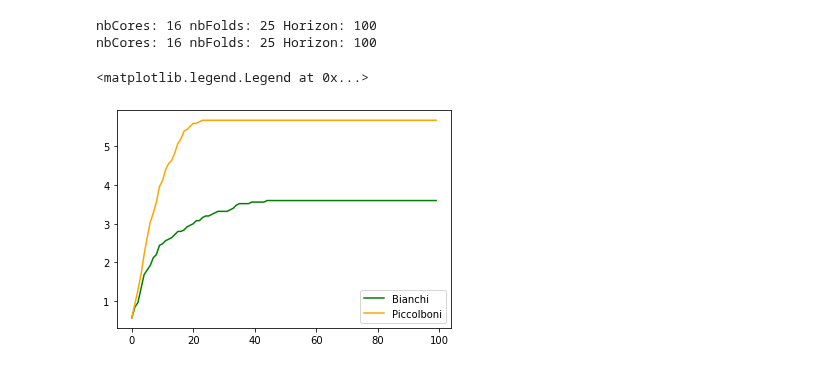
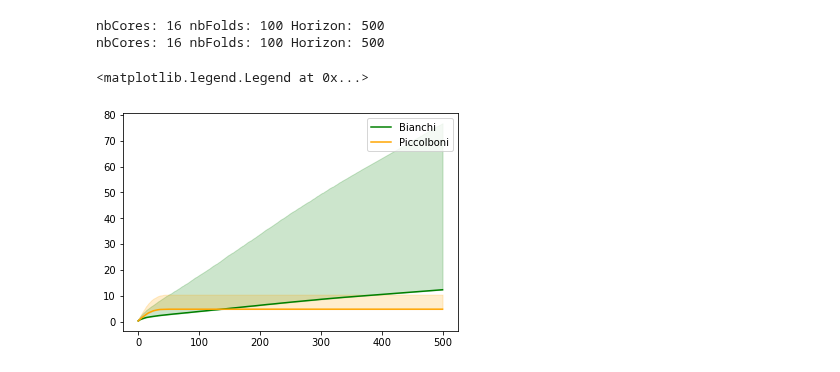
Before and after one commit to MaxHeuillet/partial-monitoring-algos, a Jupyter notebook: synthetic_case.ipynb, the cells around one changed output. Drawn from its saved outputs; the diff is of its cells as text; code cells hidden in the pictures.

```diff
--- a/synthetic_case.ipynb
+++ b/synthetic_case.ipynb
@@ -295,37 +345,6 @@ TypeError: reduce() of empty sequence with no initial value
 # %%
 n_cores = 16
-n_folds = 25
-horizon = 100
+n_folds = 100
+horizon = 500
 
-outcome_distribution = [0.05, 0.95]
+outcome_distribution =  {'spam':0.05,'ham':0.95}
-# %%
-game = games.apple_tasting(False)
-
-alg = feedexp3.FeedExp3(  game, horizon, 'Bianchi',)
-result1 = evaluate_parallel(n_cores, n_folds, horizon, alg, game)
-plt.plot(  np.mean( result1 , 0 ) , label = 'Bianchi', color = 'green' )
-
-alg = feedexp3.FeedExp3(  game, horizon, 'Piccolboni',)
-result2 = evaluate_parallel(n_cores, n_folds, horizon, alg, game)
-plt.plot(  np.mean( result2 , 0 ) , label = 'Piccolboni', color = 'orange' )
-
-plt.legend()
-
-# result = evaluate_parallel(n_cores, n_folds, horizon, feedexp3, game)
-
-# task = Evaluation(horizon, outcome_distribution)
-# result = task.eval_policy_once(feedexp3, game, 30)
-# plt.plot(result)
-
-# result =  eval_feedexp_parallel(task, n_cores, n_folds, horizon, True, 'Piccolboni' )
-# plt.plot(  np.mean( result , 0 ) , label = 'Piccolboni', color = 'green' )
-
-# result =  eval_feedexp_parallel(task, n_cores, n_folds, horizon, True, 'Bianchi' )
-# plt.plot(  np.mean( result , 0 ) , label = 'Bianchi', color = 'orange' )
-
-# plt.legend()
-# %% [output]
-nbCores: 16 nbFolds: 25 Horizon: 100
-nbCores: 16 nbFolds: 25 Horizon: 100
-<matplotlib.legend.Legend at 0x...>
-[figure, removed]
@@ -382,0 +351,23 @@ plt.legend()
+# %%
+game = games.apple_tasting(False, outcome_distribution)
+
+alg = feedexp3.FeedExp3(  game, horizon, 'Bianchi',)
+result1 = evaluate_parallel(n_cores, n_folds, horizon, alg, game)
+regret1 = np.array([ game.delta(i) for i in range(game.n_actions) ]).T @ np.mean(result1,0)
+std1 = np.array([ game.delta(i) for i in range(game.n_actions) ]).T @ np.std(result1,0)
+plt.plot(   regret1 , label = 'Bianchi', color = 'green' )
+plt.fill_between( range(horizon) ,  regret1    , regret1 + std1 , color = 'green' , alpha = 0.2)
+
+alg = feedexp3.FeedExp3(  game, horizon, 'Piccolboni',)
+result2 = evaluate_parallel(n_cores, n_folds, horizon, alg, game)
+regret2 = np.array([ game.delta(i) for i in range(game.n_actions) ]).T @ np.mean(result2,0)
+std2 = np.array([ game.delta(i) for i in range(game.n_actions) ]).T @ np.std(result2,0)
+plt.plot(   regret2  , label = 'Piccolboni', color = 'orange' )
+plt.fill_between( range(horizon) ,  regret2    , regret2 + std2 , color = 'orange' , alpha = 0.2)
+
+plt.legend()
+# %% [output]
+nbCores: 16 nbFolds: 100 Horizon: 500
+nbCores: 16 nbFolds: 100 Horizon: 500
+<matplotlib.legend.Legend at 0x...>
+[figure, added]
```
Also changed, not shown: parts of 8 cells of this notebook, 3 other files.
